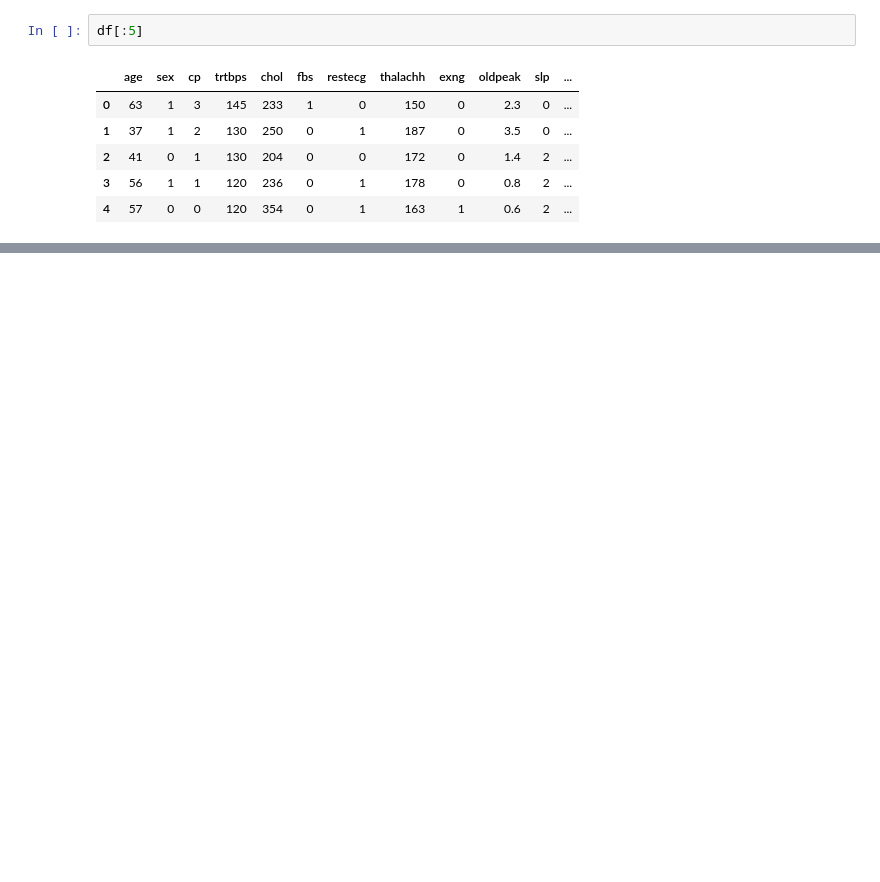
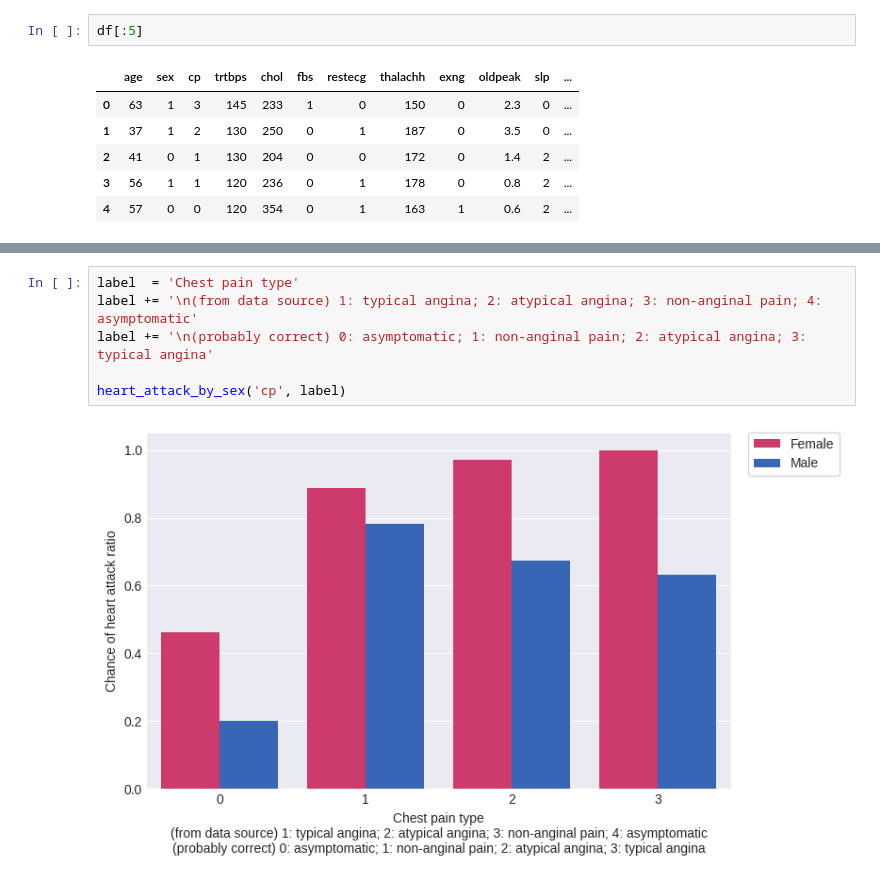
Before and after one commit to flohmannjr/Heart-Attack-Analysis-and-Prediction, a Jupyter notebook: Heart_Attack_Analysis_and_Prediction.ipynb, the cells around one changed output, grey strips where cells are left out. Saved outputs shown, nothing was run; the diff lists cells and outputs as text; blank space fills up the shorter version.

```diff
--- a/Heart_Attack_Analysis_and_Prediction.ipynb
+++ b/Heart_Attack_Analysis_and_Prediction.ipynb
@@ -98,0 +162,8 @@ df[['cp', 'output']].groupby(by='cp').agg(['count', 'sum', 'mean'])
+# %%
+label  = 'Chest pain type'
+label += '\n(from data source) 1: typical angina; 2: atypical angina; 3: non-anginal pain; 4: asymptomatic'
+label += '\n(probably correct) 0: asymptomatic; 1: non-anginal pain; 2: atypical angina; 3: typical angina'
+
+heart_attack_by_sex('cp', label)
+# %% [output]
+[figure, added]
```
Also changed, not shown: parts of 21 cells of this notebook.
